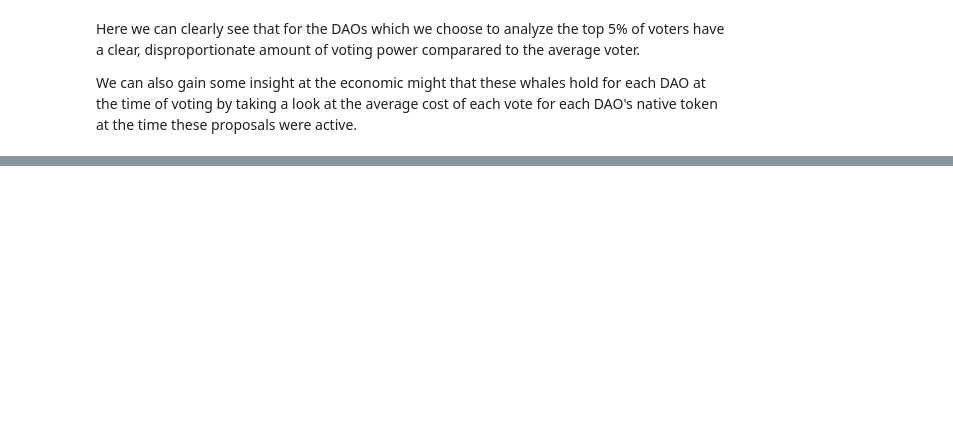
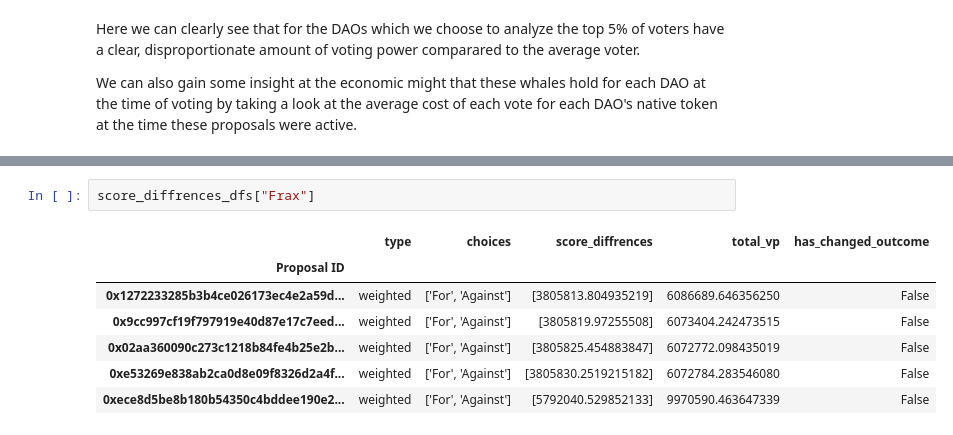
Before and after one commit to acemasterjb/gov_analysis, a Jupyter notebook: plutocracy_report.ipynb, the cells around one changed output, grey strips where cells are left out. Cells and saved outputs as stored; diff of their text form; blank space fills up the shorter version.

```diff
--- a/plutocracy_report.ipynb
+++ b/plutocracy_report.ipynb
@@ -93,0 +134,10 @@ score_diffrences_dfs["ENS"]
+# %%
+score_diffrences_dfs["Frax"]
+# %% [output]
+|  | type | choices | score_diffrences | total_vp | has_changed_outcome |
+| Proposal ID |  |  |  |  |  |
+| 0x1272233285b3b4ce026173ec4e2a59d... | weighted | ['For', 'Against'] | [3805813.804935219] | 6086689.646356250 | False |
+| 0x9cc997cf19f797919e40d87e17c7eed... | weighted | ['For', 'Against'] | [3805819.97255508] | 6073404.242473515 | False |
+| 0x02aa360090c273c1218b84fe4b25e2b... | weighted | ['For', 'Against'] | [3805825.454883847] | 6072772.098435019 | False |
+| 0xe53269e838ab2ca0d8e09f8326d2a4f... | weighted | ['For', 'Against'] | [3805830.2519215182] | 6072784.283546080 | False |
+| 0xece8d5be8b180b54350c4bddee190e2... | weighted | ['For', 'Against'] | [5792040.529852133] | 9970590.463647339 | False |
```
Also changed, not shown: parts of 15 cells of this notebook, 4 other files.
